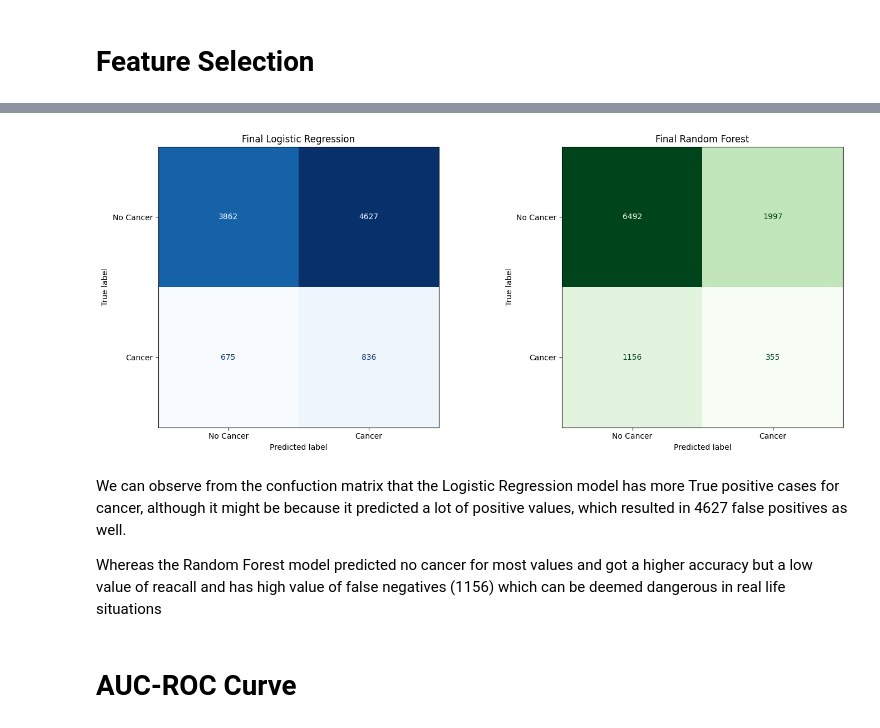
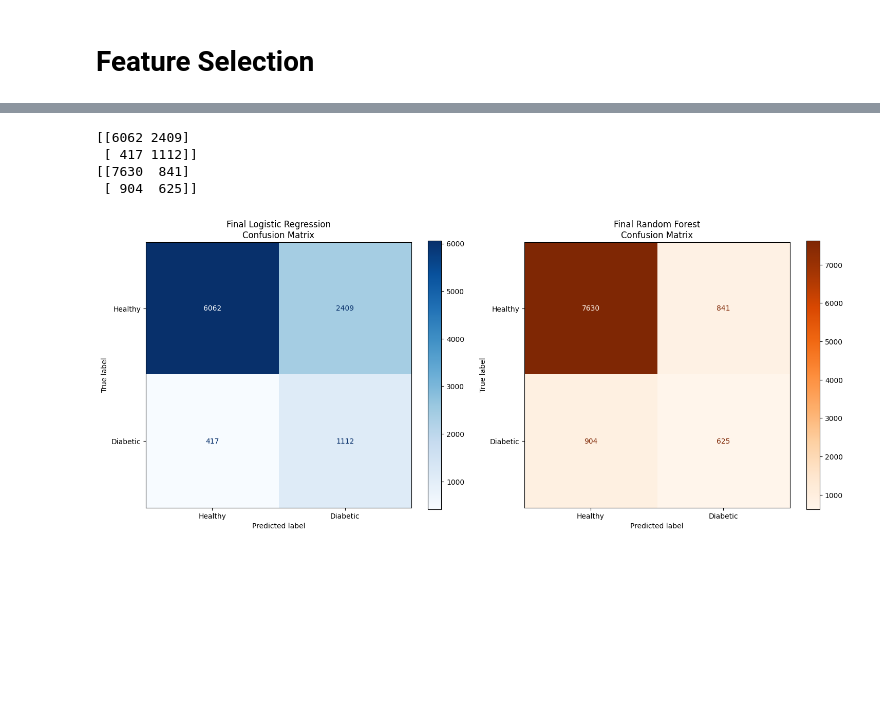
Before and after one commit to sanyamrajbhandari/Final_Portfolio_Assessment_5CS037, a Jupyter notebook: 2461989_SanyamRajbhandari_Classification.ipynb, the cells around one changed output, grey strips where cells are left out. Cells and saved outputs as stored; diff of their text form; code cells hidden in the pictures; blank space fills up the shorter version.

Commit message:
new classification notebook

```diff
--- a/2461989_SanyamRajbhandari_Classification.ipynb
+++ b/2461989_SanyamRajbhandari_Classification.ipynb
@@ -692,0 +453,13 @@ Best CV F1-Score: 0.1615
+# %%
+log_reg_baseline = LogisticRegression(max_iter=1000, random_state=42)
+print("Training Logistic Regression...")
+log_reg_baseline.fit(X_train_final, y_train_final)
+def evaluate_baseline(model, name, X_train, y_train, X_test, y_test):
+    print(f"\n{'#'*20} {name.upper()} {'#'*20}")
+    print(f"\n--- TRAINING SET (Balanced) ---")
+    print(classification_report(y_train, model.predict(X_train), target_names=['Healthy', 'Diabetic']))
+
+    print(f"\n--- TEST SET (Real-World) ---")
+    print(classification_report(y_test, model.predict(X_test), target_names=['Healthy', 'Diabetic']))
+    print('='*50)
+evaluate_baseline(log_reg_baseline, "Logistic Regression", X_train_final, y_train_final, X_test_scaled, y_test)
@@ -692,0 +486,5 @@ Best CV F1-Score: 0.1615
+# %%
+rf_baseline = RandomForestClassifier(random_state=42)
+print("Training Random Forest...")
+rf_baseline.fit(X_train_final, y_train_final)
+evaluate_baseline(rf_baseline, "Random Forest", X_train_final, y_train_final, X_test_scaled, y_test)
@@ -828,27 +683,33 @@ plt.savefig('baseline_vs_final.png')
 # %%
-from sklearn.metrics import confusion_matrix, ConfusionMatrixDisplay
+# Getting predictions for both models
+X_test_lr = X_test_scaled[:, lr_indices]
+X_test_rf = X_test_scaled[:, rf_indices]
 
-fig, axes = plt.subplots(1, 2, figsize=(15, 6))
+lr_preds = final_lr.predict(X_test_lr)
+rf_preds = final_rf.predict(X_test_rf)
 
-# Plot Logistic Regression Confusion Matrix
-cm_log = confusion_matrix(y_test, y_pred_log)
-disp_log = ConfusionMatrixDisplay(confusion_matrix=cm_log, display_labels=['No Cancer', 'Cancer'])
-disp_log.plot(ax=axes[0], cmap='Blues', colorbar=False)
-axes[0].set_title("Final Logistic Regression")
+# Setting up the figure with two subplots
+fig, (ax1, ax2) = plt.subplots(1, 2, figsize=(15, 6))
 
-# Plot Random Forest Confusion Matrix
-cm_rf = confusion_matrix(y_test, y_pred_rf)
-disp_rf = ConfusionMatrixDisplay(confusion_matrix=cm_rf, display_labels=['No Cancer', 'Cancer'])
-disp_rf.plot(ax=axes[1], cmap='Greens', colorbar=False)
-axes[1].set_title("Final Random Forest")
+# Logistic Regression Matrix
+cm_lr = confusion_matrix(y_test, lr_preds)
+disp_lr = ConfusionMatrixDisplay(confusion_matrix=cm_lr, display_labels=['Healthy', 'Diabetic'])
+disp_lr.plot(cmap='Blues', ax=ax1, values_format='d')
+ax1.set_title('Final Logistic Regression\nConfusion Matrix')
 
+# Random Forest Matrix
+cm_rf = confusion_matrix(y_test, rf_preds)
+disp_rf = ConfusionMatrixDisplay(confusion_matrix=cm_rf, display_labels=['Healthy', 'Diabetic'])
+disp_rf.plot(cmap='Oranges', ax=ax2, values_format='d')
+ax2.set_title('Final Random Forest\nConfusion Matrix')
+
+print(cm_lr)
+print(cm_rf)
 plt.tight_layout()
-plt.savefig('confusion_matrices.png')
+plt.show()
 # %% [output]
+[[6062 2409]
+ [ 417 1112]]
+[[7630  841]
+ [ 904  625]]
-[figure, old version]
+[figure, new version]
-# %% [markdown]
-We can observe from the confuction matrix that the Logistic Regression model has more True positive cases for cancer, although it might be because it predicted a lot of positive values, which resulted in 4627 false positives as well.
-
-Whereas the Random Forest model  predicted no cancer for most values and got a higher accuracy but a low value of reacall and has high value of false negatives (1156) which can be deemed dangerous in real life situations
-# %% [markdown]
-# AUC-ROC Curve
```
Also changed, not shown: parts of 110 cells of this notebook.
